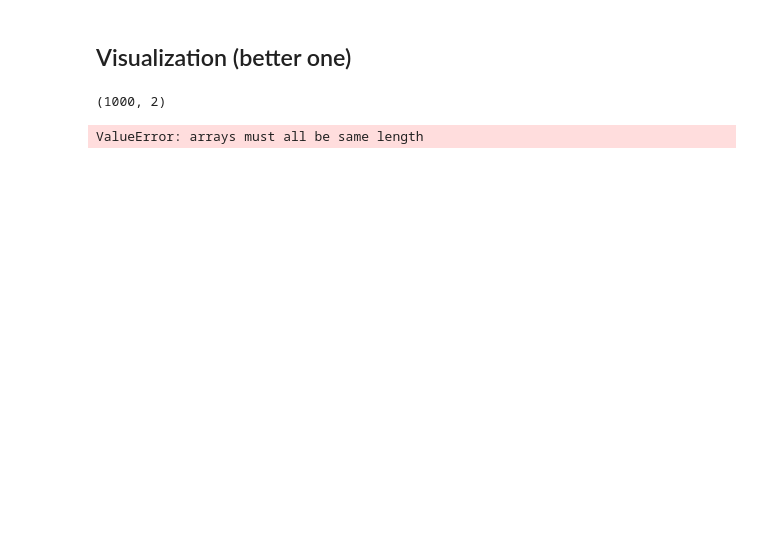
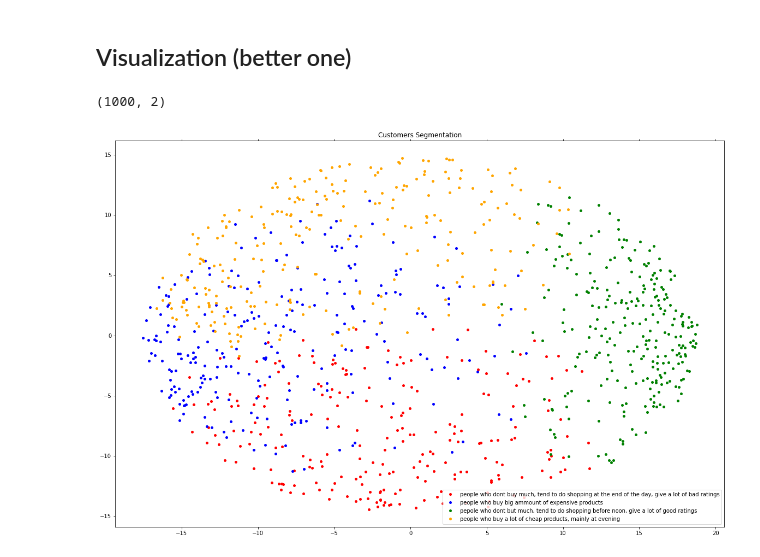
Before and after one commit to thaell98/ds_customer_clustering, a Jupyter notebook: Analysis.ipynb, the cells around one changed output. Saved outputs shown, nothing was run; the diff lists cells and outputs as text; code cells hidden in the pictures; blank space fills up the shorter version.

Commit message:
Fixed one PCA graph

```diff
--- a/Analysis.ipynb
+++ b/Analysis.ipynb
@@ -219,30 +218,30 @@ X_PCA.shape
 # %%
 x, y = X_PCA[:, 0], X_PCA[:, 1]
 
 colors = {0: 'red',
           1: 'blue',
           2: 'green',
           3: 'orange'}
 
 names = {0: 'people who dont buy much, tend to do shopping at the end of the day, give a lot of bad ratings',
          1: 'people who buy big ammount of expensive products',
          2: 'pepole who dont but much, tend to do shopping before noon, give a lot of good ratings',
          3: 'people who buy a lot of cheap products, mainly at evening'}
 
-df = pd.DataFrame({'x': x, 'y':y, 'label':labels})
+df = pd.DataFrame({'x': x, 'y':y, 'label':kmeans.labels_})
 groups = df.groupby('label')
 
 fig, ax = plt.subplots(figsize=(20, 13))
 
 for name, group in groups:
     ax.plot(group.x, group.y, marker='o', linestyle='', ms=5,
             color=colors[name],label=names[name], mec='none')
     ax.set_aspect('auto')
     ax.tick_params(axis='x',which='both',bottom='off',top='off',labelbottom='off')
     ax.tick_params(axis= 'y',which='both',left='off',top='off',labelleft='off')
 
 ax.legend()
 ax.set_title("Customers Segmentation")
 plt.show()
 # %% [output]
-ValueError: arrays must all be same length
+[figure, added]
```
Also changed, not shown: parts of 5 cells of this notebook.
